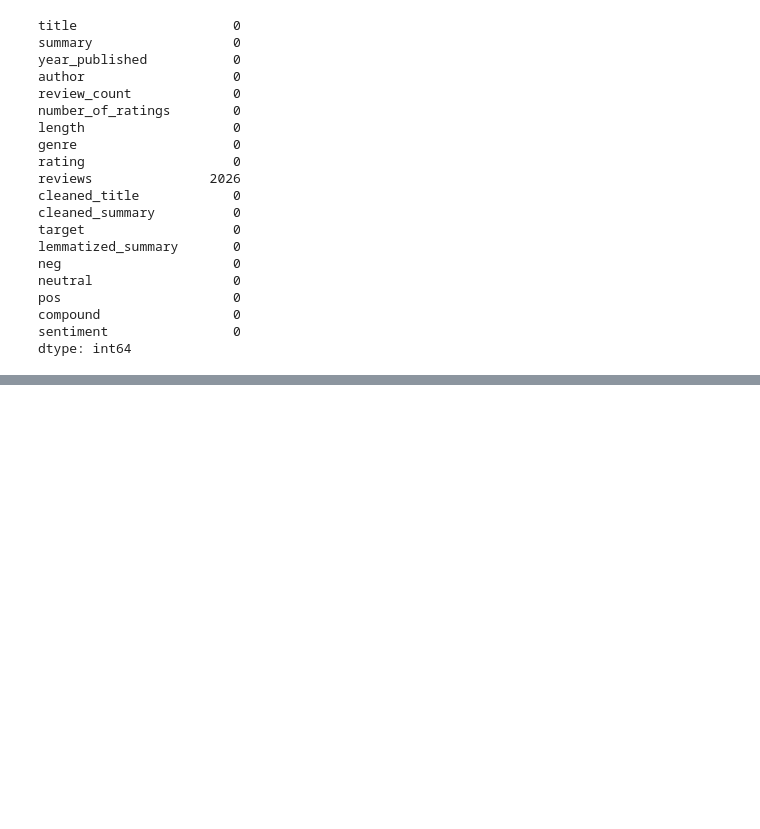
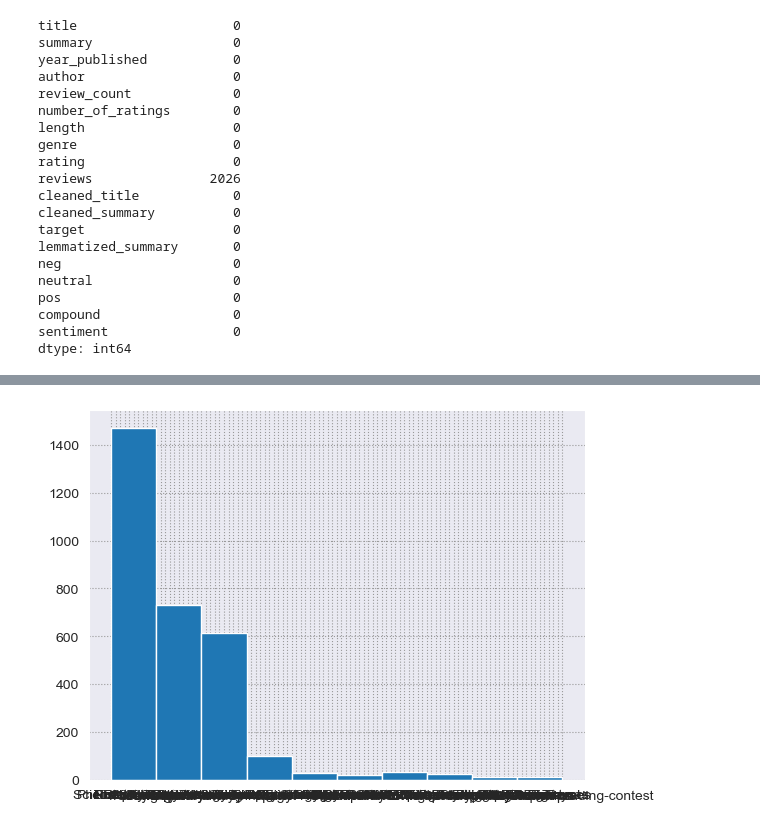
Before and after one commit to Booookkkkkssss/books_main, a Jupyter notebook: shawns_work/prep_and_explore_workbook.ipynb, the cells around one changed output, grey strips where cells are left out. Cells and saved outputs as stored; diff of their text form; code cells hidden in the pictures; blank space fills up the shorter version.

```diff
--- a/shawns_work/prep_and_explore_workbook.ipynb
+++ b/shawns_work/prep_and_explore_workbook.ipynb
@@ -358,0 +491,5 @@ train.head()
+# %%
+plt.hist(x='genre', data=train)
+plt.show()
+# %% [output]
+[figure, added]
```
Also changed, not shown: parts of 19 cells of this notebook, 1 other file.
